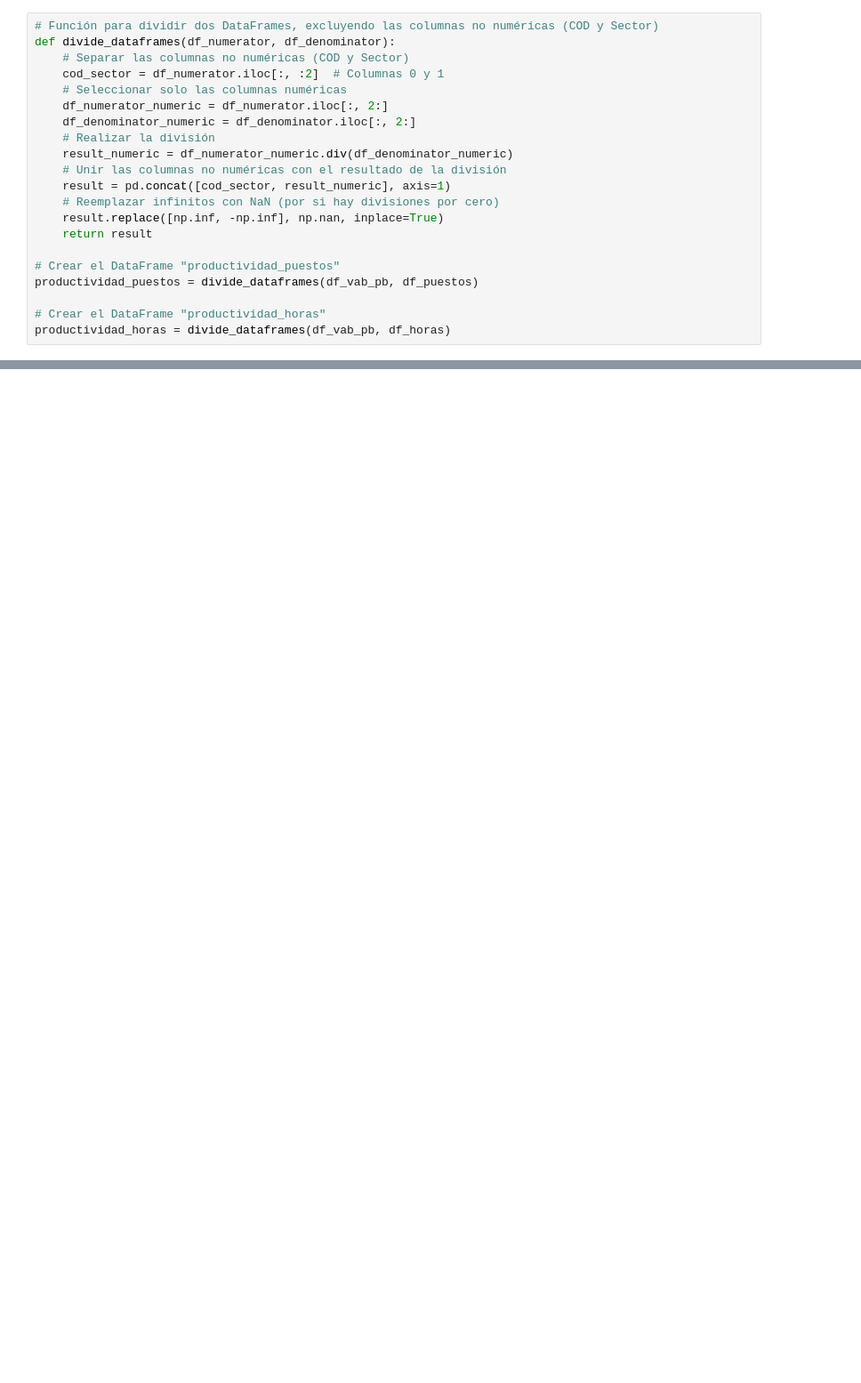
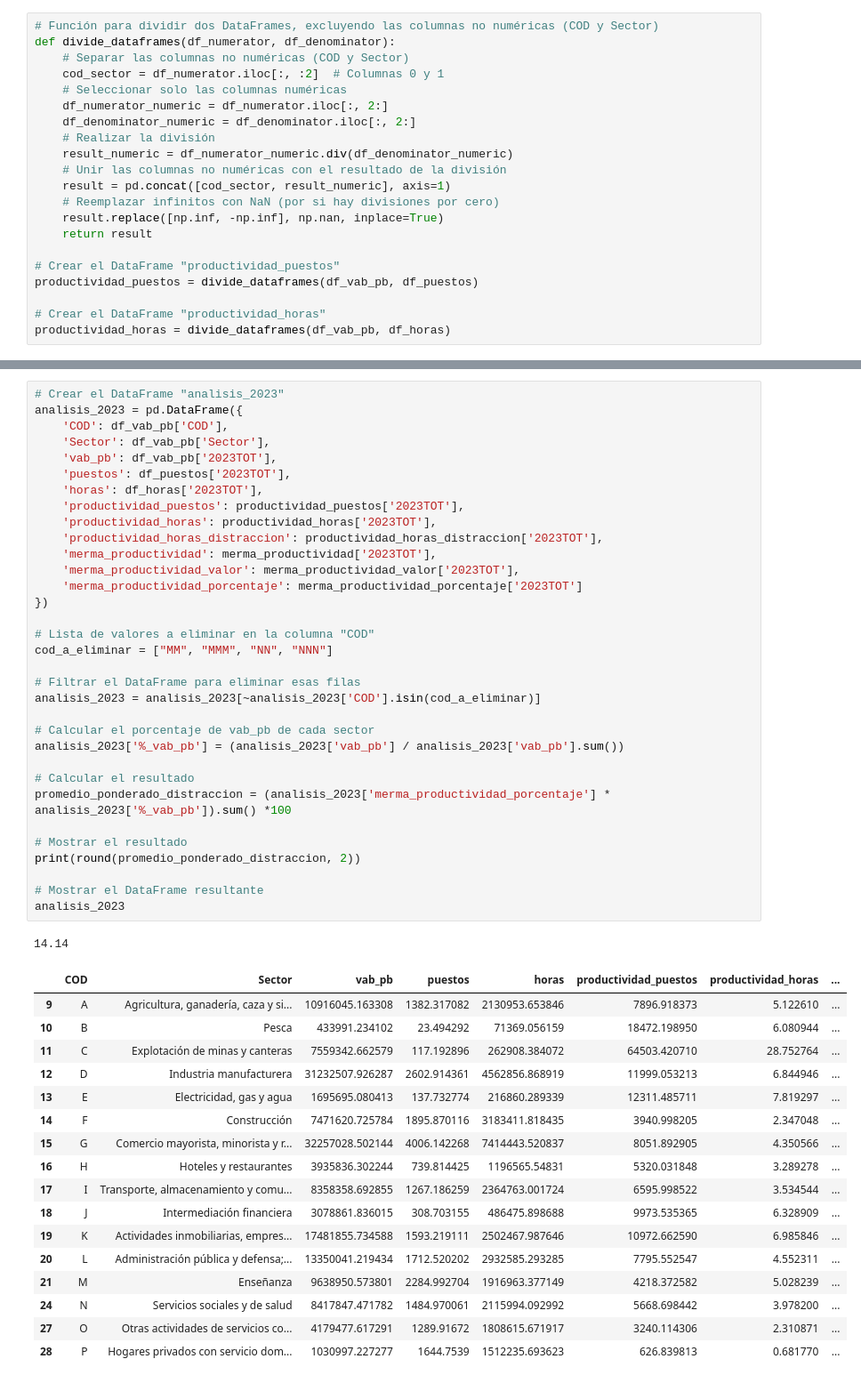
Before and after one commit to santiagoriverti/analisis_productividad, a Jupyter notebook: script/analisis_productividad.ipynb, the cells around one changed output, grey strips where cells are left out. Shown at 89% size. Cells and saved outputs as stored; diff of their text form; blank space fills up the shorter version.

```diff
--- a/script/analisis_productividad.ipynb
+++ b/script/analisis_productividad.ipynb
@@ -309,6 +309,58 @@ merma_productividad_porcentaje
 | 27 | O | Otras actividades de servicios co... | 0.172414 | 0.172414 | 0.172414 | 0.172414 | 0.172414 | 0.172414 | 0.172414 | 0.172414 | ... | ... |
 | 28 | P | Hogares privados con servicio dom... | 0.172414 | 0.172414 | 0.172414 | 0.172414 | 0.172414 | 0.172414 | 0.172414 | 0.172414 | ... | ... |
 20 rows × 44 columns
+# %%
+# Crear el DataFrame "analisis_2023"
+analisis_2023 = pd.DataFrame({
+    'COD': df_vab_pb['COD'],
+    'Sector': df_vab_pb['Sector'],
+    'vab_pb': df_vab_pb['2023TOT'],
+    'puestos': df_puestos['2023TOT'],
+    'horas': df_horas['2023TOT'],
+    'productividad_puestos': productividad_puestos['2023TOT'],
+    'productividad_horas': productividad_horas['2023TOT'],
+    'productividad_horas_distraccion': productividad_horas_distraccion['2023TOT'],
+    'merma_productividad': merma_productividad['2023TOT'],
+    'merma_productividad_valor': merma_productividad_valor['2023TOT'],
+    'merma_productividad_porcentaje': merma_productividad_porcentaje['2023TOT']
+})
+
+# Lista de valores a eliminar en la columna "COD"
+cod_a_eliminar = ["MM", "MMM", "NN", "NNN"]
+
+# Filtrar el DataFrame para eliminar esas filas
+analisis_2023 = analisis_2023[~analisis_2023['COD'].isin(cod_a_eliminar)]
+
+# Calcular el porcentaje de vab_pb de cada sector
+analisis_2023['%_vab_pb'] = (analisis_2023['vab_pb'] / analisis_2023['vab_pb'].sum())
+
+# Calcular el resultado
+promedio_ponderado_distraccion = (analisis_2023['merma_productividad_porcentaje'] * analisis_2023['%_vab_pb']).sum() *100
+
+# Mostrar el resultado
+print(round(promedio_ponderado_distraccion, 2))
+
+# Mostrar el DataFrame resultante
+analisis_2023
+# %% [output]
+14.14
+|  | COD | Sector | vab_pb | puestos | horas | productividad_puestos | productividad_horas | ... |
+| 9 | A | Agricultura, ganadería, caza y si... | 10916045.163308 | 1382.317082 | 2130953.653846 | 7896.918373 | 5.122610 | ... |
+| 10 | B | Pesca | 433991.234102 | 23.494292 | 71369.056159 | 18472.198950 | 6.080944 | ... |
+| 11 | C | Explotación de minas y canteras | 7559342.662579 | 117.192896 | 262908.384072 | 64503.420710 | 28.752764 | ... |
+| 12 | D | Industria manufacturera | 31232507.926287 | 2602.914361 | 4562856.868919 | 11999.053213 | 6.844946 | ... |
+| 13 | E | Electricidad, gas y agua | 1695695.080413 | 137.732774 | 216860.289339 | 12311.485711 | 7.819297 | ... |
+| 14 | F | Construcción | 7471620.725784 | 1895.870116 | 3183411.818435 | 3940.998205 | 2.347048 | ... |
+| 15 | G | Comercio mayorista, minorista y r... | 32257028.502144 | 4006.142268 | 7414443.520837 | 8051.892905 | 4.350566 | ... |
+| 16 | H | Hoteles y restaurantes | 3935836.302244 | 739.814425 | 1196565.54831 | 5320.031848 | 3.289278 | ... |
+| 17 | I | Transporte, almacenamiento y comu... | 8358358.692855 | 1267.186259 | 2364763.001724 | 6595.998522 | 3.534544 | ... |
+| 18 | J | Intermediación financiera | 3078861.836015 | 308.703155 | 486475.898688 | 9973.535365 | 6.328909 | ... |
+| 19 | K | Actividades inmobiliarias, empres... | 17481855.734588 | 1593.219111 | 2502467.987646 | 10972.662590 | 6.985846 | ... |
+| 20 | L | Administración pública y defensa;... | 13350041.219434 | 1712.520202 | 2932585.293285 | 7795.552547 | 4.552311 | ... |
+| 21 | M | Enseñanza | 9638950.573801 | 2284.992704 | 1916963.377149 | 4218.372582 | 5.028239 | ... |
+| 24 | N | Servicios sociales y de salud | 8417847.471782 | 1484.970061 | 2115994.092992 | 5668.698442 | 3.978200 | ... |
+| 27 | O | Otras actividades de servicios co... | 4179477.617291 | 1289.91672 | 1808615.671917 | 3240.114306 | 2.310871 | ... |
+| 28 | P | Hogares privados con servicio dom... | 1030997.227277 | 1644.7539 | 1512235.693623 | 626.839813 | 0.681770 | ... |
 # %%
 # Guardar los DataFrames en un archivo Excel con múltiples pestañas
 with pd.ExcelWriter('analisis_productividad.xlsx') as writer:
```
Also changed, not shown: parts of 5 cells of this notebook.
